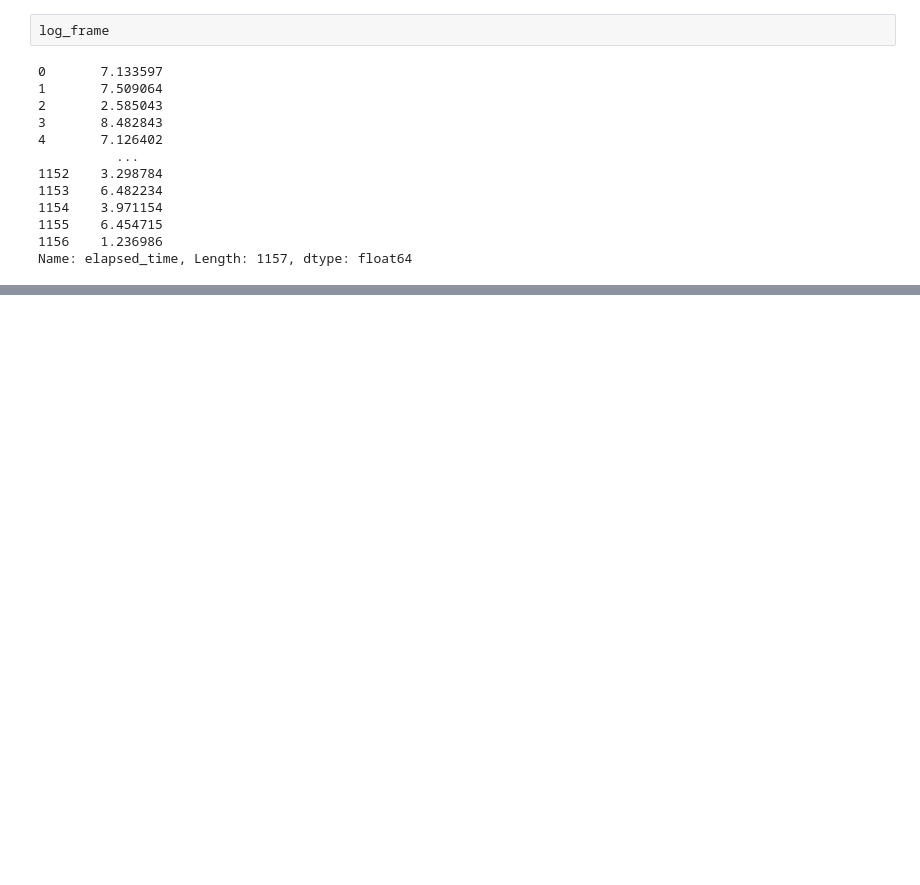
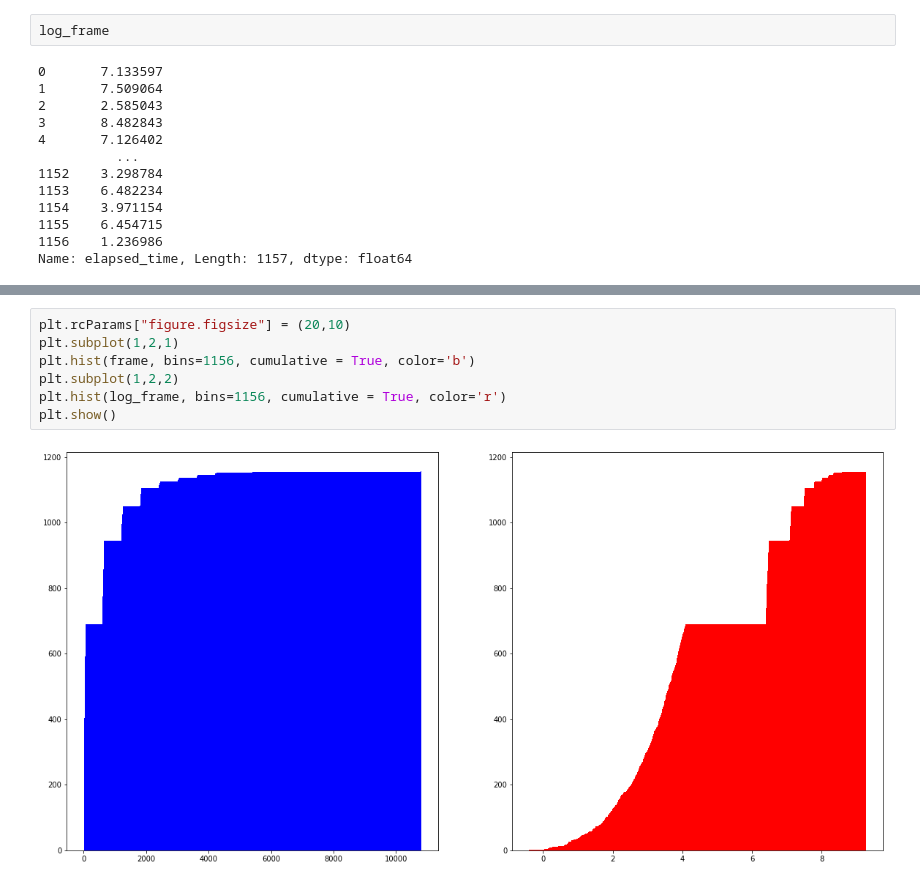
Before and after one commit to HyoungsungKim/Studying-ethereum, a Jupyter notebook: study-in-geth/time_conversion.ipynb, the cells around one changed output, grey strips where cells are left out. Cells and saved outputs as stored; diff of their text form; blank space fills up the shorter version.

```diff
--- a/study-in-geth/time_conversion.ipynb
+++ b/study-in-geth/time_conversion.ipynb
@@ -152,0 +172,9 @@ plt.show()
+# %%
+plt.rcParams["figure.figsize"] = (20,10)
+plt.subplot(1,2,1)
+plt.hist(frame, bins=1156, cumulative = True, color='b')
+plt.subplot(1,2,2)
+plt.hist(log_frame, bins=1156, cumulative = True, color='r')
+plt.show()
+# %% [output]
+[figure, added]
```
Also changed, not shown: parts of 3 cells of this notebook.
